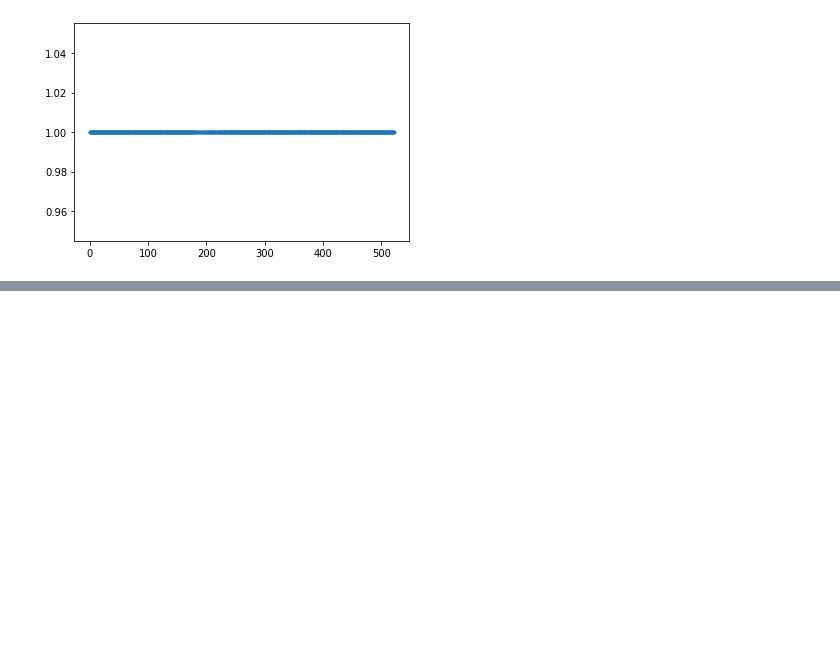
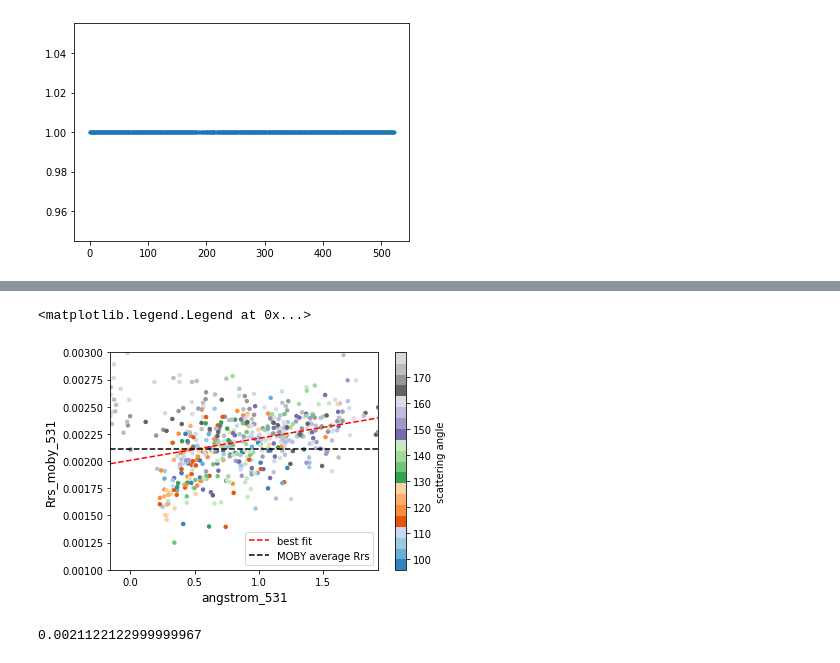
Before and after one commit to amiribr/moby_bias_analysis, a Jupyter notebook: moby_analysis_obs_aqua.ipynb, the cells around one changed output, grey strips where cells are left out. Cells and saved outputs as stored; diff of their text form; code cells hidden in the pictures; blank space fills up the shorter version.

```diff
--- a/moby_analysis_obs_aqua.ipynb
+++ b/moby_analysis_obs_aqua.ipynb
@@ -280,2 +241,0 @@ airmass =  1/np.cos(np.deg2rad(ndf[solz_names])).values + 1/np.cos(np.deg2rad(nd
-# %%
-ndf[water_vapor_names] = airmass*ndf[water_vapor_names]
@@ -287,0 +244,2 @@ See the caveats in the documentation: https://pandas.pydata.org/pandas-docs/stab
+# %%
+ndf.update(ndf[La_names]/μ0)
@@ -287,0 +301,33 @@ See the caveats in the documentation: https://pandas.pydata.org/pandas-docs/stab
+# %%
+l= 531
+y = ndf['Rrs_aqua_' + np.str(l)]
+x = ndf['angstrom_' + np.str(l)].values
+z = ndf['scattang_' + np.str(l)]
+
+m = ndf['Rrs_mob_' + np.str(l)].mean()
+
+cm = plt.cm.get_cmap('tab20c')
+sc = plt.scatter(x, y, c=z, vmin=z.min(), vmax=z.max(), s=12, cmap=cm)
+scb = plt.colorbar(sc, label='scattering angle')
+
+# plt.ylabel('Residual (Rrs_moby - Rrs_aqua)', fontsize=12)
+plt.ylabel('Rrs_moby_531', fontsize=12)
+plt.xlabel('angstrom_' + np.str(l), fontsize=12)
+# plt.plot([x.min(), x.max()], [0,0], '--k', label= '0:0 line')
+slope, intercept, r_value, p_value, std_err = stats.linregress(x,y)
+xx = np.linspace(x.min(), x.max(), 100)
+yy = intercept + slope*xx
+plt.plot(xx,yy, '--r', label= 'best fit')
+plt.xlim([x.min(), x.max()])
+# plt.ylim([-0.001, 0.001])
+plt.ylim([0.001, 0.003])
+plt.plot([x.min(), x.max()],[m,m] ,'--k', label='MOBY average Rrs')
+
+plt.legend()
+# %% [output]
+<matplotlib.legend.Legend at 0x...>
+[figure, added]
+# %%
+m
+# %% [output]
+0.0021122122999999967
```
Also changed, not shown: parts of 23 cells of this notebook, 3 other files.
